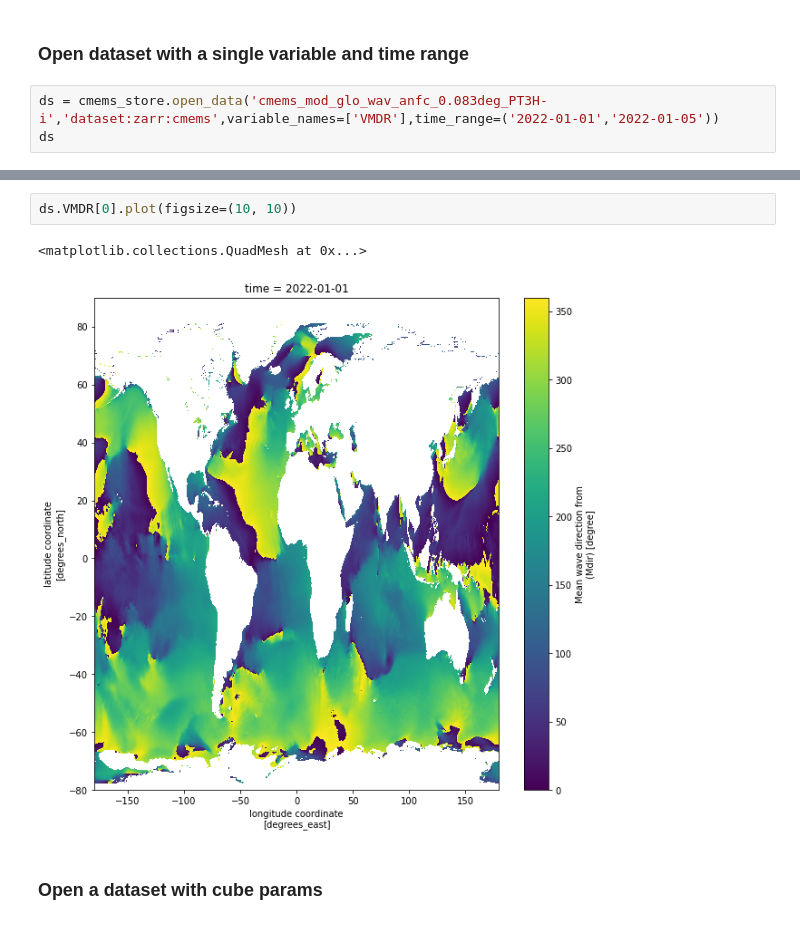
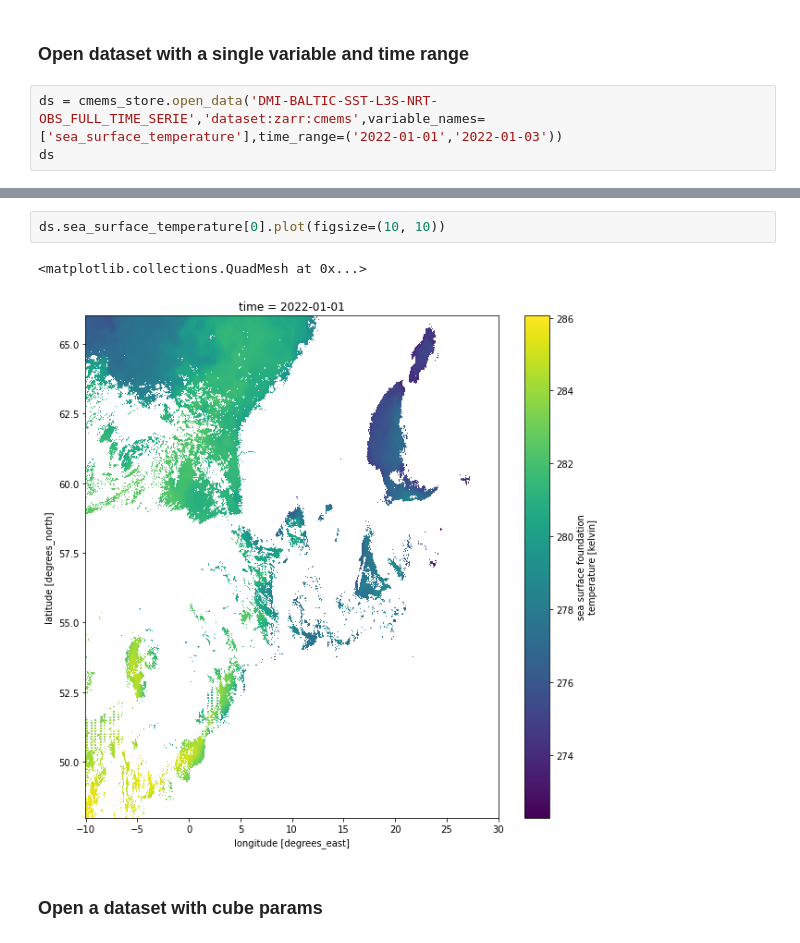
Before and after one commit to xcube-dev/xcube-cmems, a Jupyter notebook: examples/notebooks/cmems_ds_example.ipynb, the cells around one changed output, grey strips where cells are left out. Drawn from its saved outputs; the diff is of its cells as text.

Commit message:
updated cmems example notebook

```diff
--- a/examples/notebooks/cmems_ds_example.ipynb
+++ b/examples/notebooks/cmems_ds_example.ipynb
@@ -127,6 +95,6 @@ WMO_code :
 # %% [markdown]
 ### Open dataset with a single variable and time range
 # %%
-ds = cmems_store.open_data('cmems_mod_glo_wav_anfc_0.083deg_PT3H-i','dataset:zarr:cmems',variable_names=['VMDR'],time_range=('2022-01-01','2022-01-05'))
+ds = cmems_store.open_data('DMI-BALTIC-SST-L3S-NRT-OBS_FULL_TIME_SERIE','dataset:zarr:cmems',variable_names=['sea_surface_temperature'],time_range=('2022-01-01','2022-01-03'))
 ds
 # %% [output]
@@ -168,8 +136,8 @@ degree
 # %%
-ds.VMDR[0].plot(figsize=(10, 10))
+ds.sea_surface_temperature[0].plot(figsize=(10, 10))
 # %% [output]
 <matplotlib.collections.QuadMesh at 0x...>
-[figure, old version]
+[figure, new version]
 # %% [markdown]
 ### Open a dataset with cube params
 # %%
```
Also changed, not shown: parts of 13 cells of this notebook.
